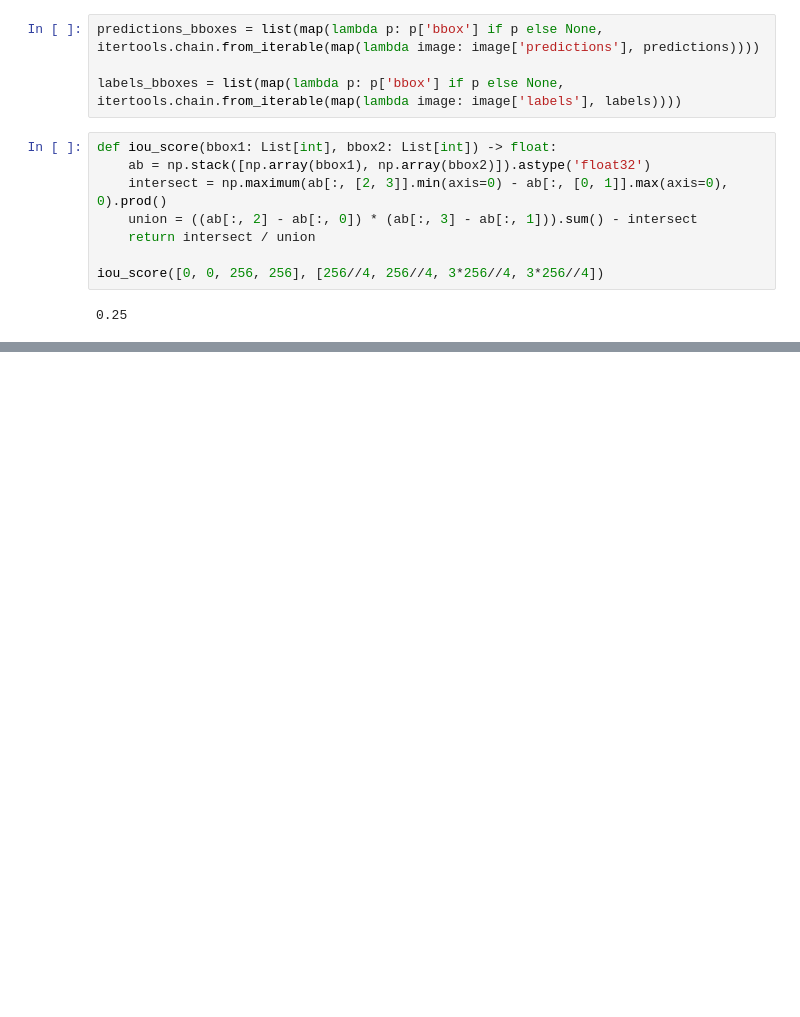
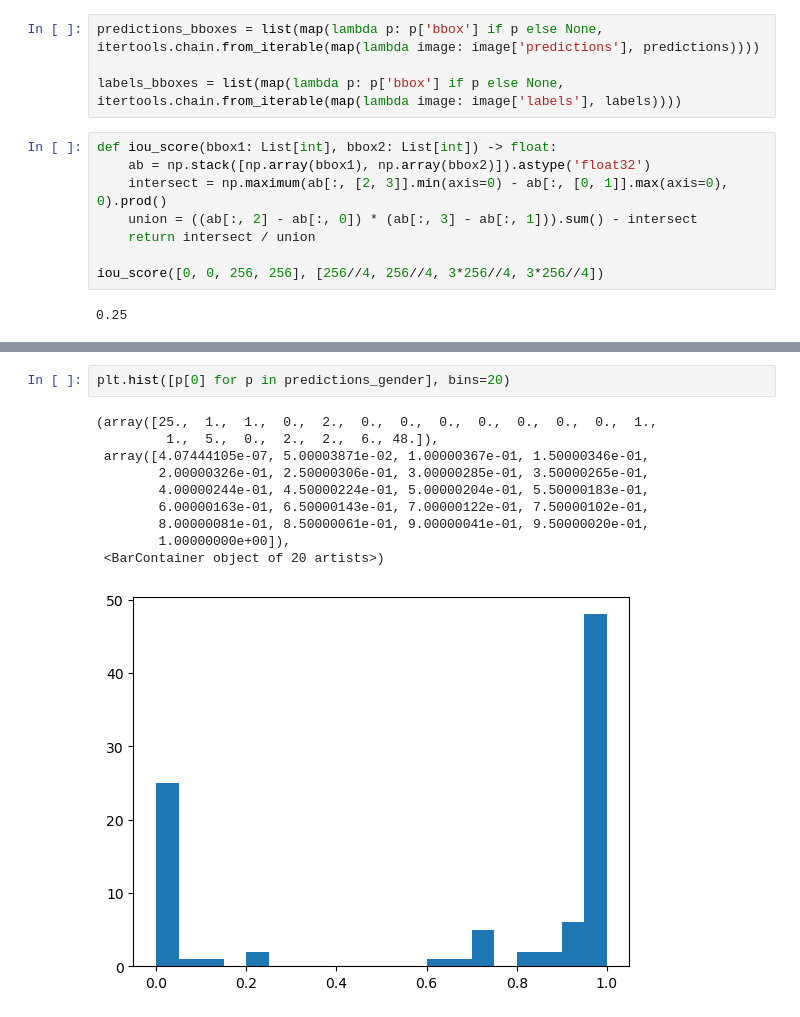
Before and after one commit to TRSS-Research/SAAC, a Jupyter notebook: notebooks/DeepFace Analysis.ipynb, the cells around one changed output, grey strips where cells are left out. Cells and saved outputs as stored; diff of their text form; blank space fills up the shorter version.

```diff
--- a/notebooks/DeepFace Analysis.ipynb
+++ b/notebooks/DeepFace Analysis.ipynb
@@ -229,0 +243,13 @@ disp.plot()
+# %%
+plt.hist([p[0] for p in predictions_gender], bins=20)
+# %% [output]
+(array([25.,  1.,  1.,  0.,  2.,  0.,  0.,  0.,  0.,  0.,  0.,  0.,  1.,
+         1.,  5.,  0.,  2.,  2.,  6., 48.]),
+ array([4.07444105e-07, 5.00003871e-02, 1.00000367e-01, 1.50000346e-01,
+        2.00000326e-01, 2.50000306e-01, 3.00000285e-01, 3.50000265e-01,
+        4.00000244e-01, 4.50000224e-01, 5.00000204e-01, 5.50000183e-01,
+        6.00000163e-01, 6.50000143e-01, 7.00000122e-01, 7.50000102e-01,
+        8.00000081e-01, 8.50000061e-01, 9.00000041e-01, 9.50000020e-01,
+        1.00000000e+00]),
+ <BarContainer object of 20 artists>)
+[figure, added]
```
Also changed, not shown: parts of 24 cells of this notebook, 1 other file.
